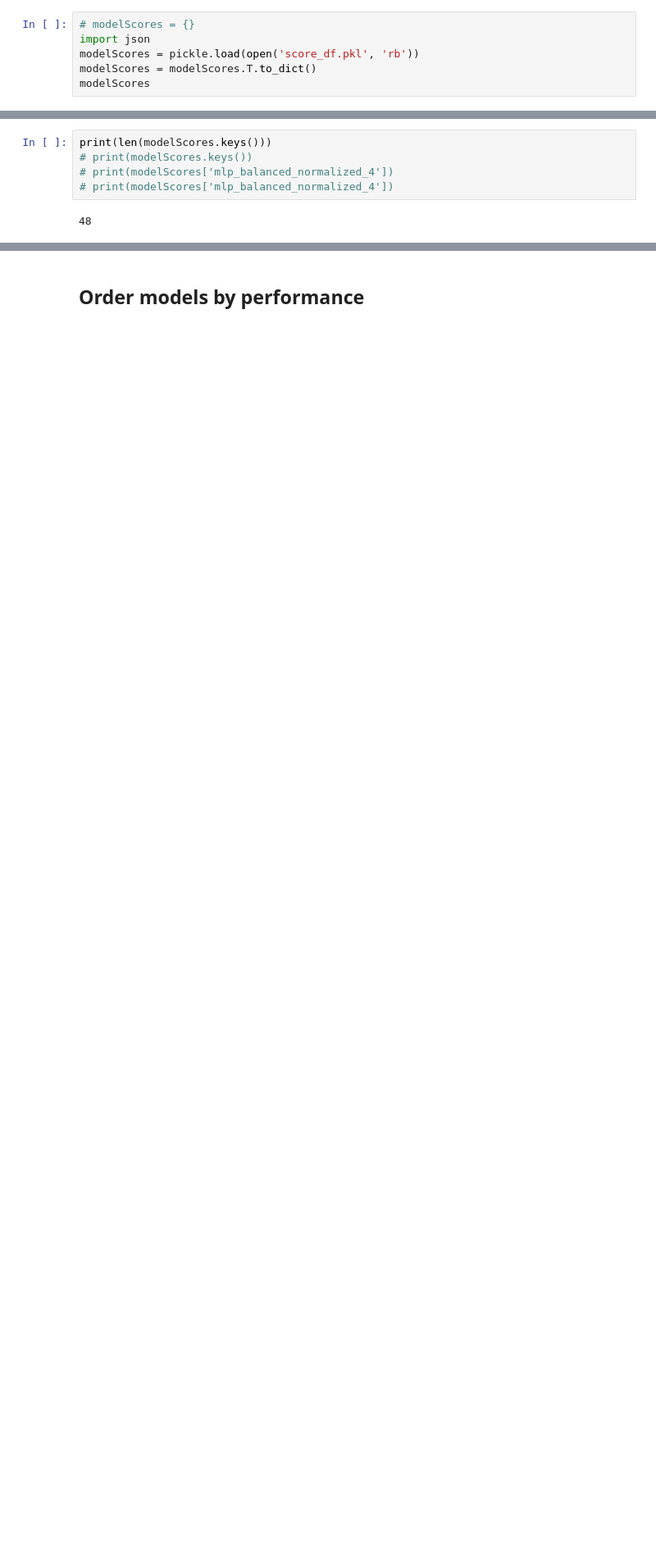
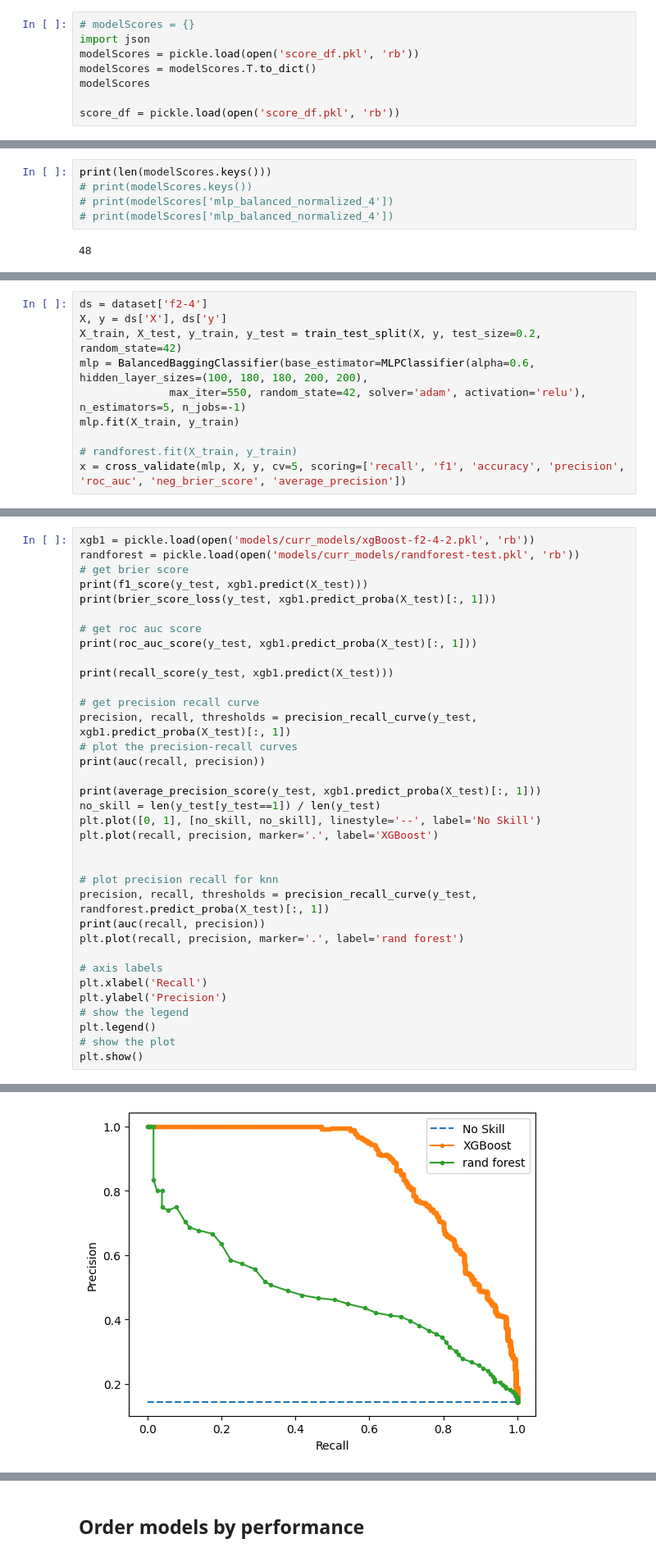
Before and after one commit to 25benjaminli/zoonotic-prediction, a Jupyter notebook: train_and_vis/models.ipynb, the cells around one changed output, grey strips where cells are left out. Shown: that part at 82% size. Cells and saved outputs as stored; diff of their text form; blank space fills up the shorter version.

```diff
--- a/train_and_vis/models.ipynb
+++ b/train_and_vis/models.ipynb
@@ -96,3 +96,5 @@ import json
 modelScores = pickle.load(open('score_df.pkl', 'rb'))
 modelScores = modelScores.T.to_dict()
 modelScores
+
+score_df = pickle.load(open('score_df.pkl', 'rb'))
@@ -532,0 +591,10 @@ XGBClassifier(base_score=0.5, booster='gbtree', callbacks=None,
+# %%
+ds = dataset['f2-4']
+X, y = ds['X'], ds['y']
+X_train, X_test, y_train, y_test = train_test_split(X, y, test_size=0.2, random_state=42)
+mlp = BalancedBaggingClassifier(base_estimator=MLPClassifier(alpha=0.6, hidden_layer_sizes=(100, 180, 180, 200, 200),
+              max_iter=550, random_state=42, solver='adam', activation='relu'), n_estimators=5, n_jobs=-1)
+mlp.fit(X_train, y_train)
+
+# randforest.fit(X_train, y_train)
+x = cross_validate(mlp, X, y, cv=5, scoring=['recall', 'f1', 'accuracy', 'precision', 'roc_auc', 'neg_brier_score', 'average_precision'])
@@ -532,0 +626,36 @@ XGBClassifier(base_score=0.5, booster='gbtree', callbacks=None,
+# %%
+xgb1 = pickle.load(open('models/curr_models/xgBoost-f2-4-2.pkl', 'rb'))
+randforest = pickle.load(open('models/curr_models/randforest-test.pkl', 'rb'))
+# get brier score
+print(f1_score(y_test, xgb1.predict(X_test)))
+print(brier_score_loss(y_test, xgb1.predict_proba(X_test)[:, 1]))
+
+# get roc auc score
+print(roc_auc_score(y_test, xgb1.predict_proba(X_test)[:, 1]))
+
+print(recall_score(y_test, xgb1.predict(X_test)))
+
+# get precision recall curve
+precision, recall, thresholds = precision_recall_curve(y_test, xgb1.predict_proba(X_test)[:, 1])
+# plot the precision-recall curves
+print(auc(recall, precision))
+
+print(average_precision_score(y_test, xgb1.predict_proba(X_test)[:, 1]))
+no_skill = len(y_test[y_test==1]) / len(y_test)
+plt.plot([0, 1], [no_skill, no_skill], linestyle='--', label='No Skill')
+plt.plot(recall, precision, marker='.', label='XGBoost')
+
+
+# plot precision recall for knn
+precision, recall, thresholds = precision_recall_curve(y_test, randforest.predict_proba(X_test)[:, 1])
+print(auc(recall, precision))
+plt.plot(recall, precision, marker='.', label='rand forest')
+
+# axis labels
+plt.xlabel('Recall')
+plt.ylabel('Precision')
+# show the legend
+plt.legend()
+# show the plot
+plt.show()
+# %% [output]
@@ -532,0 +669 @@ XGBClassifier(base_score=0.5, booster='gbtree', callbacks=None,
+[figure, added]
```
Also changed, not shown: parts of 29 cells of this notebook, 14 other files.
